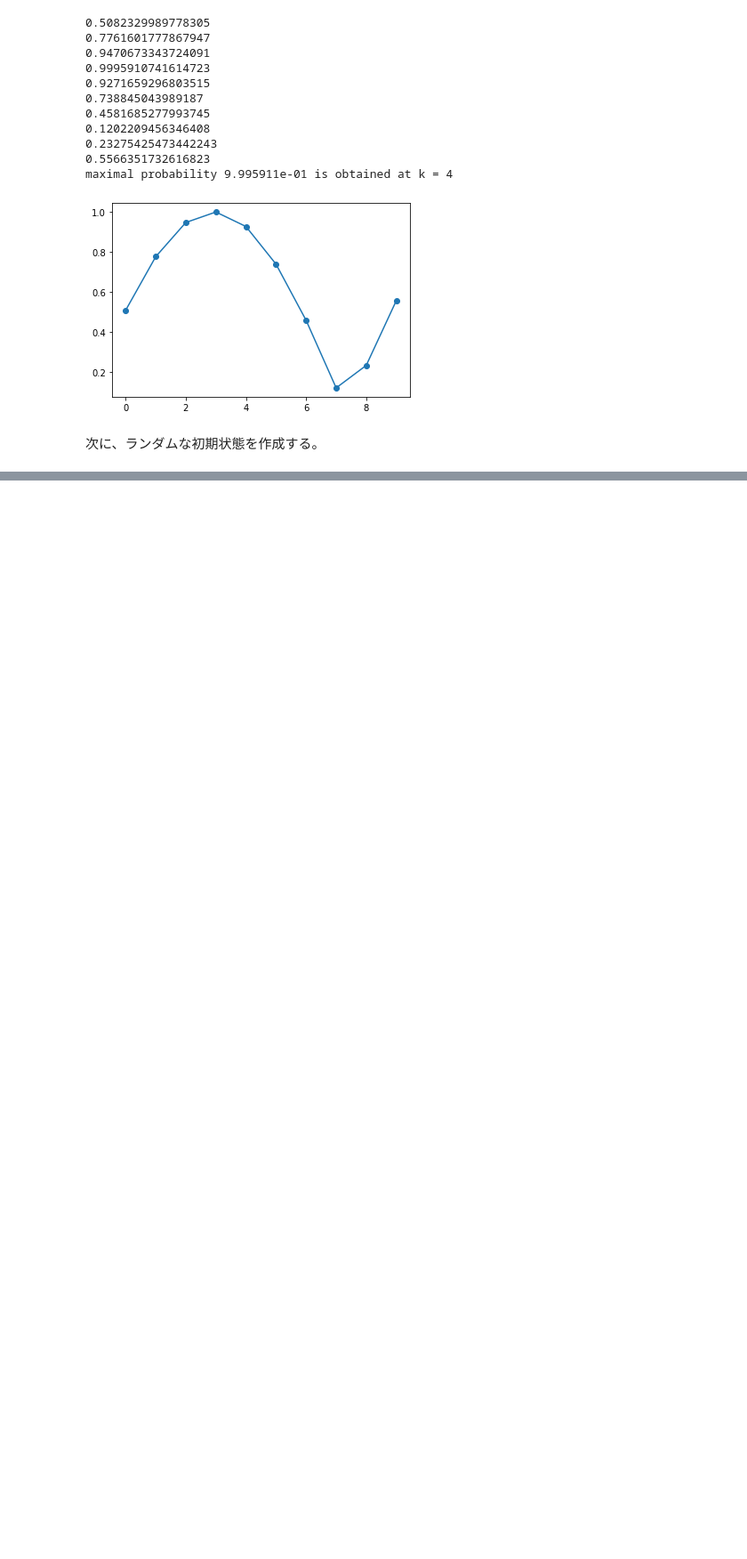
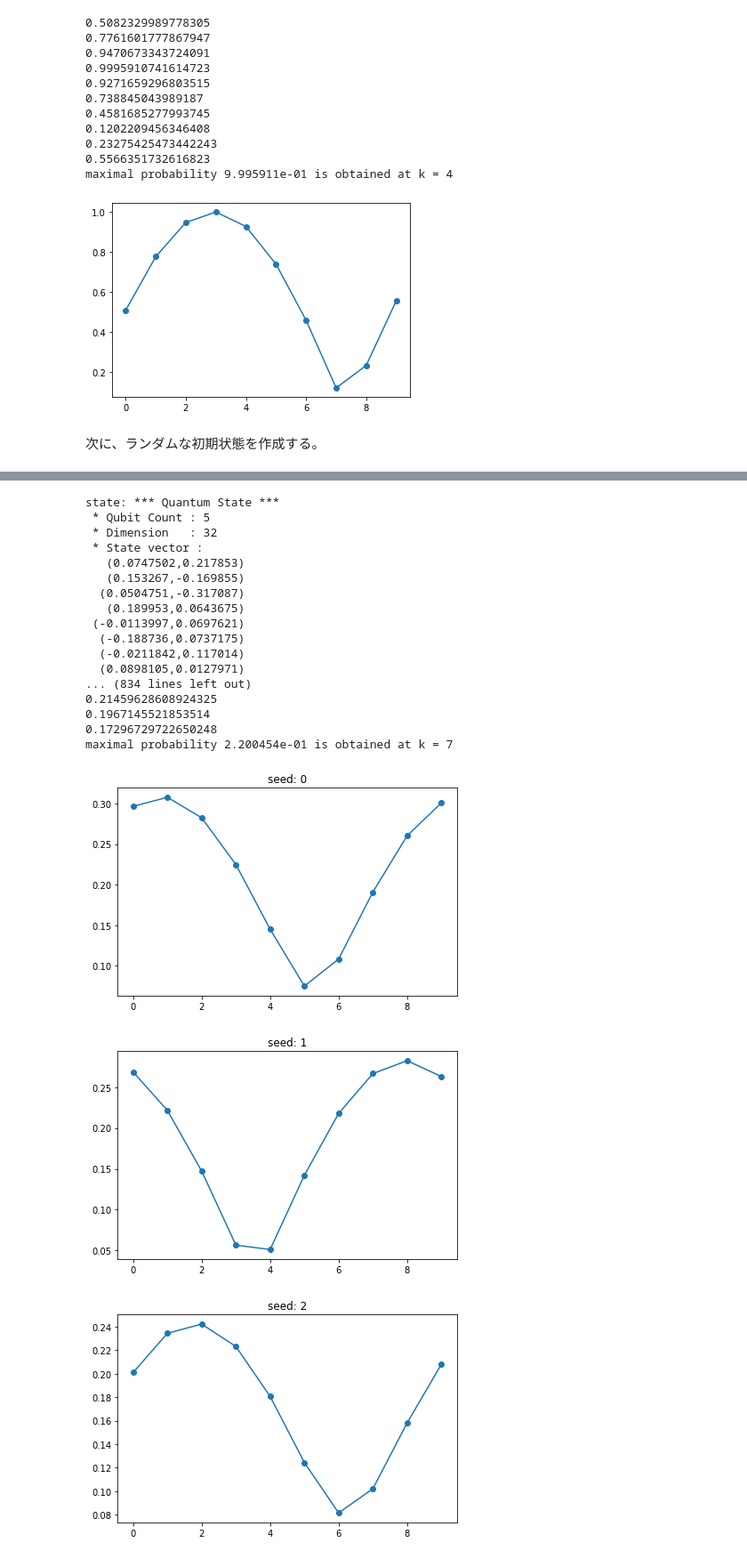
Before and after one commit to KaitoMuraoka/BasicQuantumAlgorithm, a Jupyter notebook: main/Second.ipynb, the cells around one changed output, grey strips where cells are left out. Shown at 89% size. Cells and saved outputs as stored; diff of their text form; code cells hidden in the pictures; blank space fills up the shorter version.

```diff
--- a/main/Second.ipynb
+++ b/main/Second.ipynb
@@ -189,0 +223,29 @@ def grover(nqubits, operate_time):
+# %%
+
+for i in range(10):
+    plt.subplots(1, 1, tight_layout = True)
+    plt.subplots_adjust(wspace=0.5, hspace=0.5)
+    plt.title(f'seed: {i}')
+
+    noisy_grover(5, 10, i)
+# %% [output]
+state: *** Quantum State ***
+ * Qubit Count : 5
+ * Dimension   : 32
+ * State vector :
+   (0.0747502,0.217853)
+   (0.153267,-0.169855)
+  (0.0504751,-0.317087)
+   (0.189953,0.0643675)
+ (-0.0113997,0.0697621)
+  (-0.188736,0.0737175)
+  (-0.0211842,0.117014)
+  (0.0898105,0.0127971)
+... (834 lines left out)
+0.21459628608924325
+0.1967145521853514
+0.17296729722650248
+maximal probability 2.200454e-01 is obtained at k = 7
+[figure, added]
+[figure, added]
+[figure, added]
```
Also changed, not shown: parts of 4 cells of this notebook.
